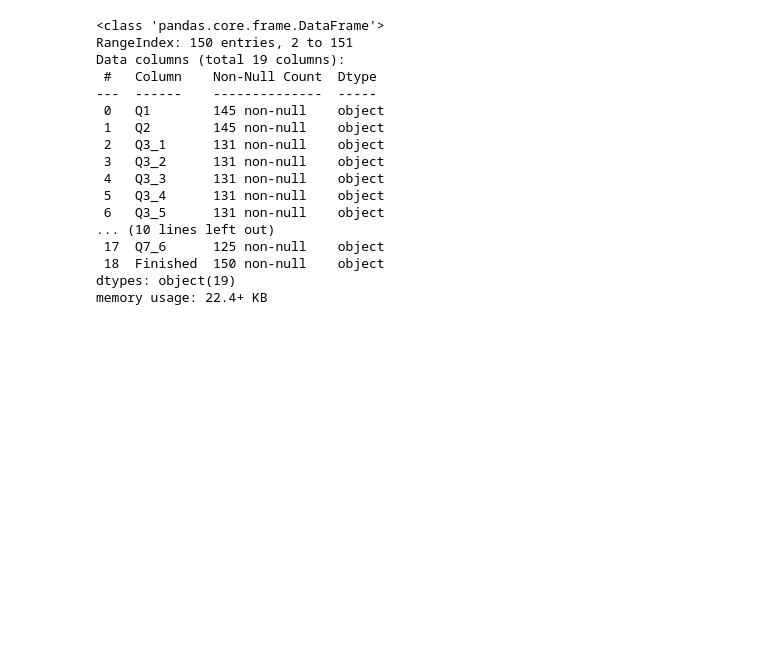
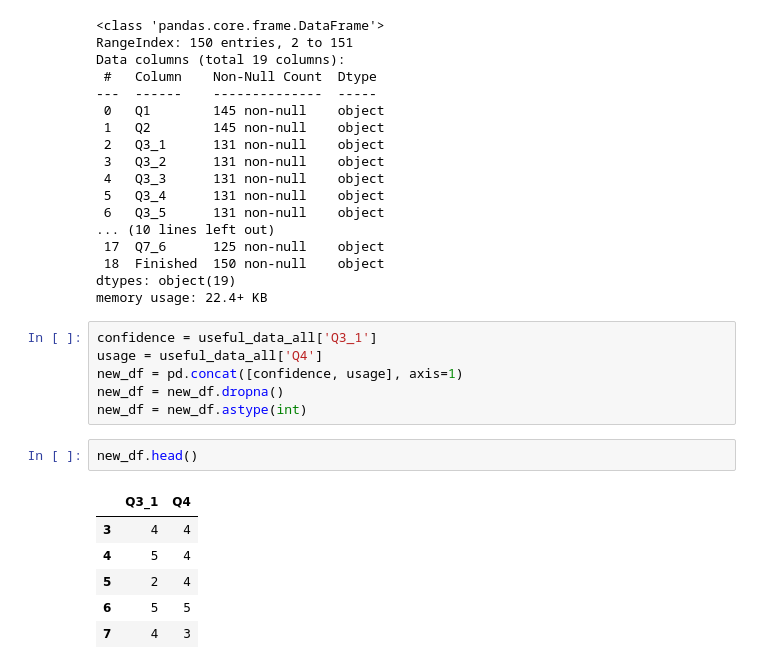
Before and after one commit to natskiu/Python-Educational-Project, a Jupyter notebook: general_analysis.ipynb, the cells around one changed output. Cells and saved outputs as stored; diff of their text form; blank space fills up the shorter version.

```diff
--- a/general_analysis.ipynb
+++ b/general_analysis.ipynb
@@ -35,3 +36,18 @@ Data columns (total 19 columns):
  18  Finished  150 non-null    object
 dtypes: object(19)
 memory usage: 22.4+ KB
+# %%
+confidence = useful_data_all['Q3_1']
+usage = useful_data_all['Q4']
+new_df = pd.concat([confidence, usage], axis=1)
+new_df = new_df.dropna()
+new_df = new_df.astype(int)
+# %%
+new_df.head()
+# %% [output]
+|  | Q3_1 | Q4 |
+| 3 | 4 | 4 |
+| 4 | 5 | 4 |
+| 5 | 2 | 4 |
+| 6 | 5 | 5 |
+| 7 | 4 | 3 |
```
Also changed, not shown: parts of 10 cells of this notebook, 1 other file.
